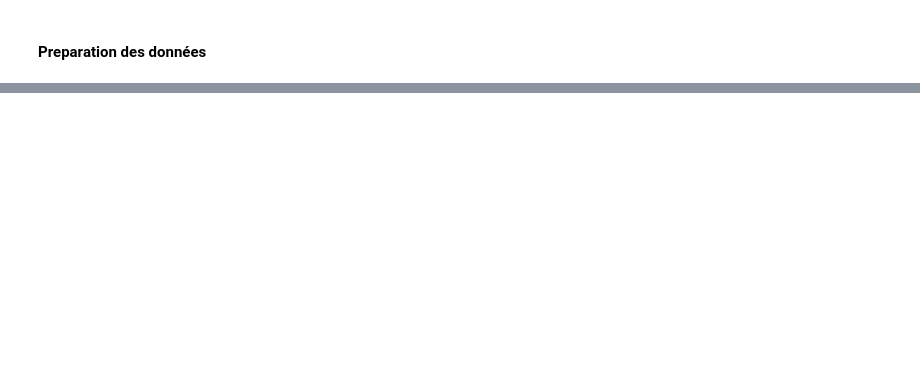
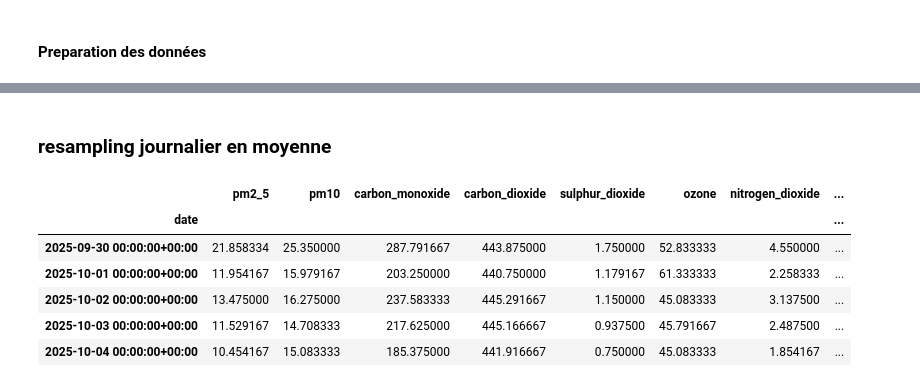
Before and after one commit to dona-eric/AirQuality, a Jupyter notebook: notebook/03_analyse.ipynb, the cells around one changed output, grey strips where cells are left out. Cells and saved outputs as stored; diff of their text form; code cells hidden in the pictures; blank space fills up the shorter version.

```diff
--- a/notebook/03_analyse.ipynb
+++ b/notebook/03_analyse.ipynb
@@ -256,0 +406,16 @@ create_features(data=df_merged)
+# %%
+df['date'] = pd.to_datetime(df['date'], utc=True)
+df.set_index("date", inplace=True)
+# %% [markdown]
+### resampling journalier en moyenne
+# %%
+df_daily = df.resample("D").mean()
+df_daily.head()
+# %% [output]
+|  | pm2_5 | pm10 | carbon_monoxide | carbon_dioxide | sulphur_dioxide | ozone | nitrogen_dioxide | ... |
+| date |  |  |  |  |  |  |  | ... |
+| 2025-09-30 00:00:00+00:00 | 21.858334 | 25.350000 | 287.791667 | 443.875000 | 1.750000 | 52.833333 | 4.550000 | ... |
+| 2025-10-01 00:00:00+00:00 | 11.954167 | 15.979167 | 203.250000 | 440.750000 | 1.179167 | 61.333333 | 2.258333 | ... |
+| 2025-10-02 00:00:00+00:00 | 13.475000 | 16.275000 | 237.583333 | 445.291667 | 1.150000 | 45.083333 | 3.137500 | ... |
+| 2025-10-03 00:00:00+00:00 | 11.529167 | 14.708333 | 217.625000 | 445.166667 | 0.937500 | 45.791667 | 2.487500 | ... |
+| 2025-10-04 00:00:00+00:00 | 10.454167 | 15.083333 | 185.375000 | 441.916667 | 0.750000 | 45.083333 | 1.854167 | ... |
```
Also changed, not shown: parts of 22 cells of this notebook, 1 other file.
